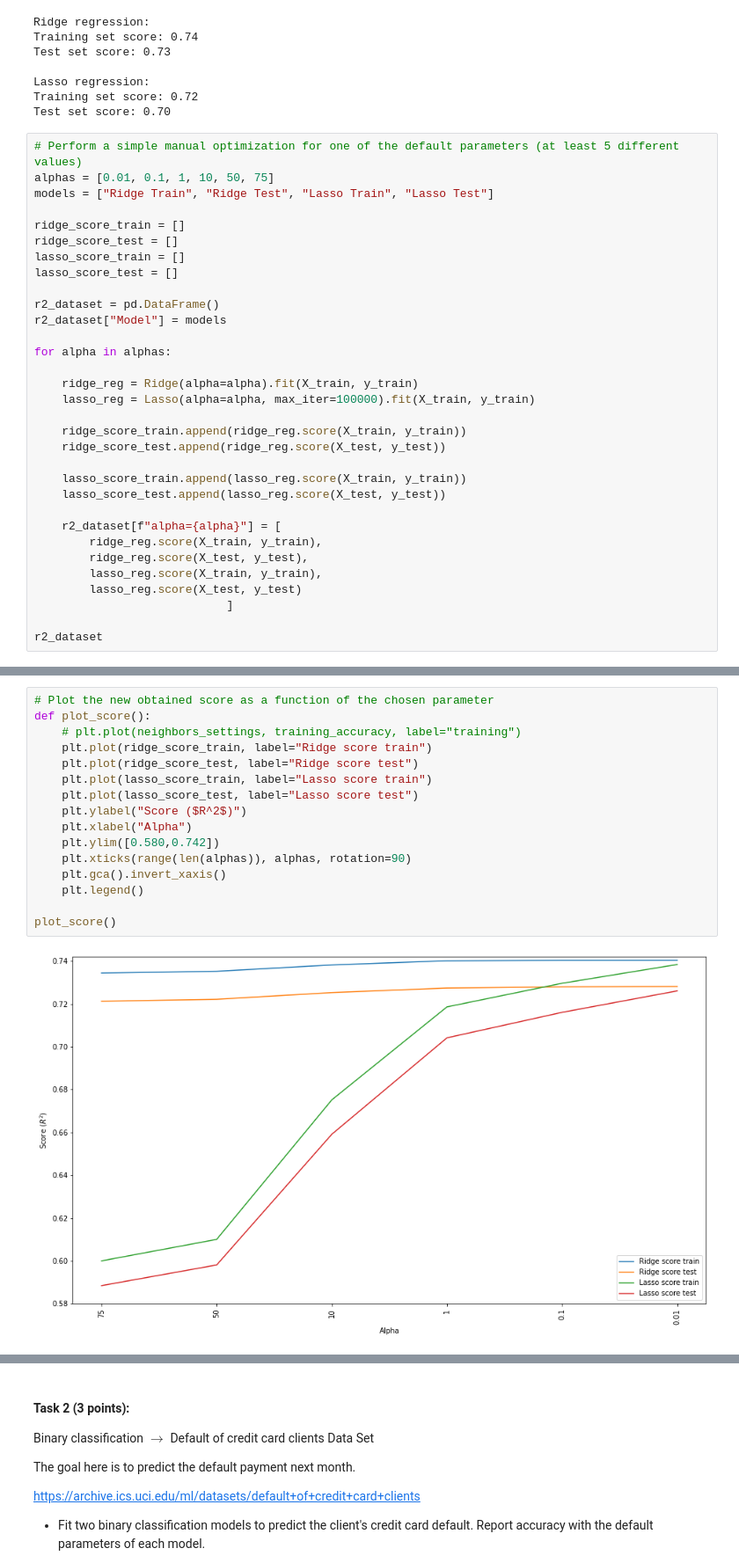
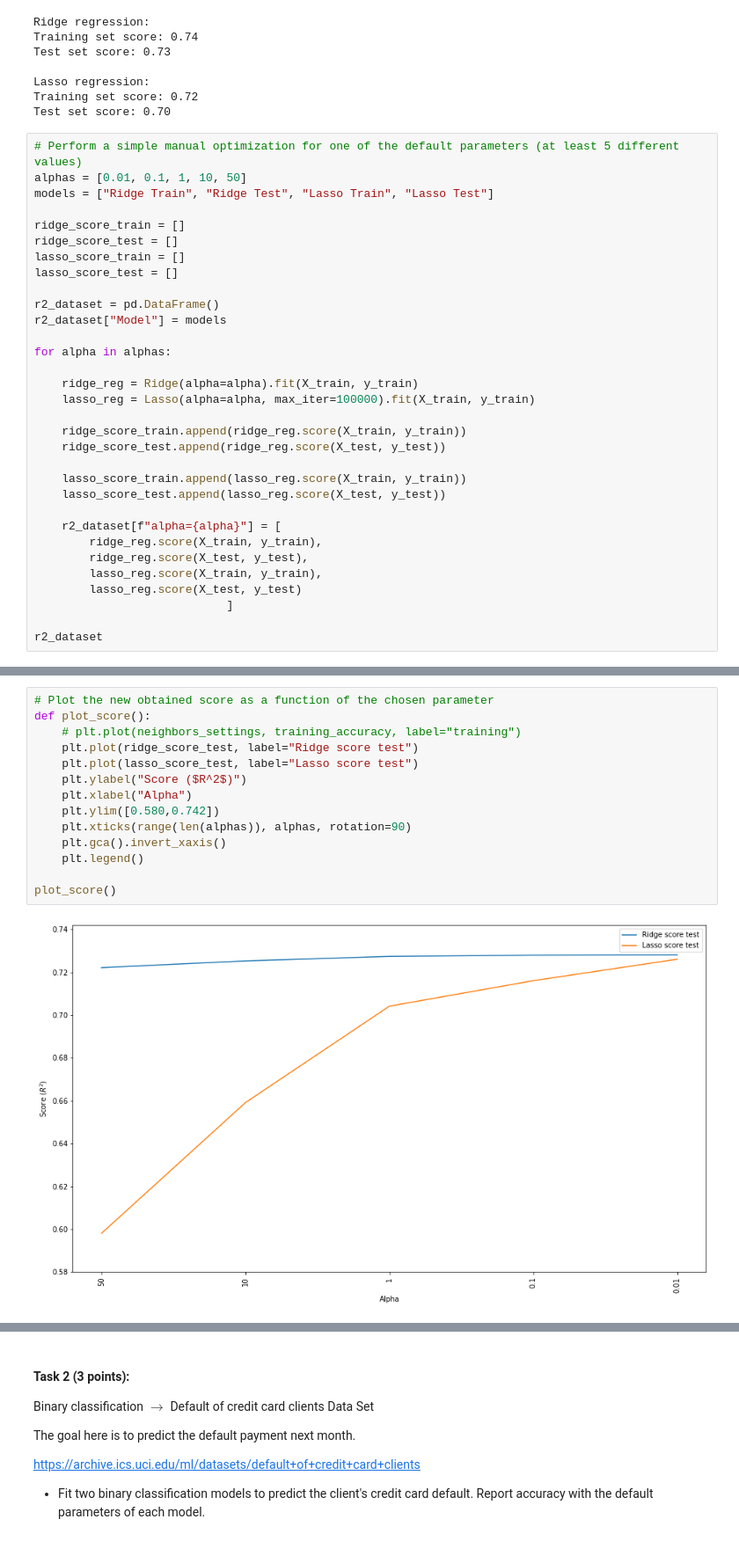
Before and after one commit to martinel-UAS/projects, a Jupyter notebook: Assignment_1/Assignment_1.ipynb, the cells around one changed output, grey strips where cells are left out. Shown at 88% size. Saved outputs shown, nothing was run; the diff lists cells and outputs as text.

```diff
--- a/Assignment_1/Assignment_1.ipynb
+++ b/Assignment_1/Assignment_1.ipynb
@@ -63,7 +63,7 @@ Training set score: 0.72
 Test set score: 0.70
 # %%
 # Perform a simple manual optimization for one of the default parameters (at least 5 different values)
-alphas = [0.01, 0.1, 1, 10, 50, 75]
+alphas = [0.01, 0.1, 1, 10, 50]
 models = ["Ridge Train", "Ridge Test", "Lasso Train", "Lasso Test"]
 
 ridge_score_train = []
@@ -113,21 +102,19 @@ r2_dataset
 # %%
 # Plot the new obtained score as a function of the chosen parameter
 def plot_score():
     # plt.plot(neighbors_settings, training_accuracy, label="training")
-    plt.plot(ridge_score_train, label="Ridge score train")
     plt.plot(ridge_score_test, label="Ridge score test")
-    plt.plot(lasso_score_train, label="Lasso score train")
     plt.plot(lasso_score_test, label="Lasso score test")
     plt.ylabel("Score ($R^2$)")
     plt.xlabel("Alpha")
     plt.ylim([0.580,0.742])
     plt.xticks(range(len(alphas)), alphas, rotation=90)
     plt.gca().invert_xaxis()
     plt.legend()
 
 plot_score()
 # %% [output]
-[figure, old version]
+[figure, new version]
 # %%
 # Plot the coefficient magnitudes for the best model (Ridge - alpha 0.01)
 names = list(X.columns)
```
Also changed, not shown: parts of 12 cells of this notebook, 2 other files.
